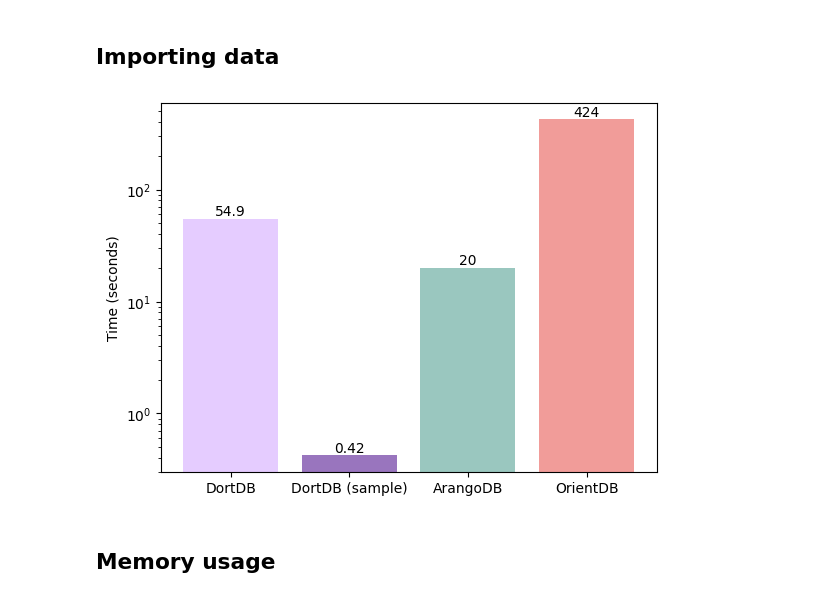
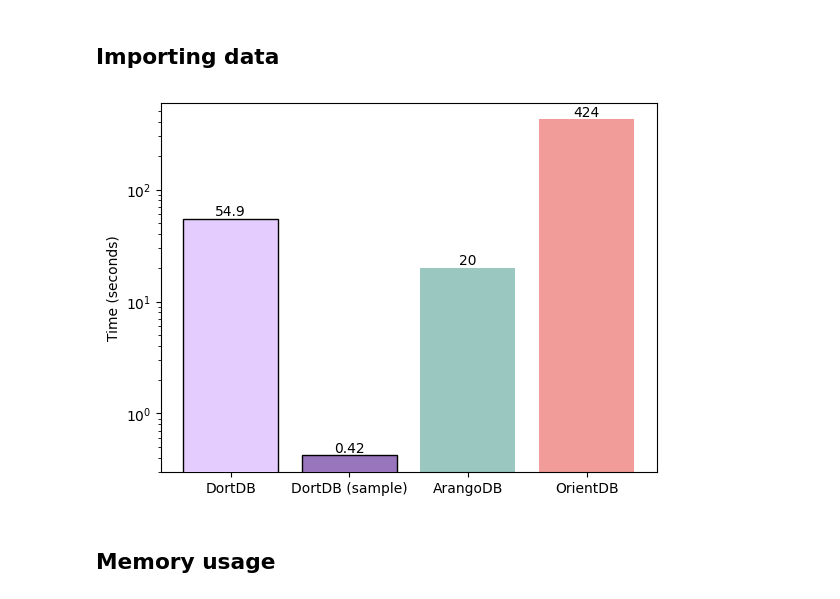
Before and after one commit to filipjezek/dortdb, a Jupyter notebook: packages/testing/benchmarks/src/unibench/graphs.ipynb, the cells around one changed output. Cells and saved outputs as stored; diff of their text form; code cells hidden in the pictures.

Commit message:
add border in benchmark init graph

```diff
--- a/packages/testing/benchmarks/src/unibench/graphs.ipynb
+++ b/packages/testing/benchmarks/src/unibench/graphs.ipynb
@@ -61,28 +61,32 @@ labels = {
 # %%
 dort_sample_ds = dort_sample[dort_sample['name'] == 'parseUnibenchData']
 dort_sample_indices = dort_sample[dort_sample['name'] == 'registerIndices']
 dort_ds = dort[dort['name'] == 'parseUnibenchData']
 dort_indices = dort[dort['name'] == 'registerIndices']
 
 
 # Example: plot the number of rows in each dataframe
 data = {
   'DortDB': (dort_ds['duration'].agg('mean') + dort_indices['duration'].agg('mean')) / 1000,
   'DortDB (sample)': (dort_sample_ds['duration'].agg('mean') + dort_sample_indices['duration'].agg('mean')) / 1000,
   'ArangoDB': 20,
   'OrientDB': 424
 }
 
 for i, (label, value) in enumerate(data.items()):
   plt.text(i, value, f'{value:.3g}', ha='center', va='bottom', fontsize=10)
 
-plt.bar(data.keys(), data.values(), color=[colors[label] for label in data.keys()])
+ax = plt.bar(data.keys(), data.values(), color=[colors[label] for label in data.keys()])
+for bar in ax.patches[:2]:
+  bar.set_edgecolor('black')
+  bar.set_zorder(3)
+
 plt.ylabel('Time (seconds)')
 plt.yscale('log')
 plt.savefig(f'{GRAPH_PATH}unibench-init.pdf', bbox_inches='tight')
 plt.show()
 # %% [output]
-[figure, old version]
+[figure, new version]
 # %% [markdown]
 ## Memory usage
 # %%
```
